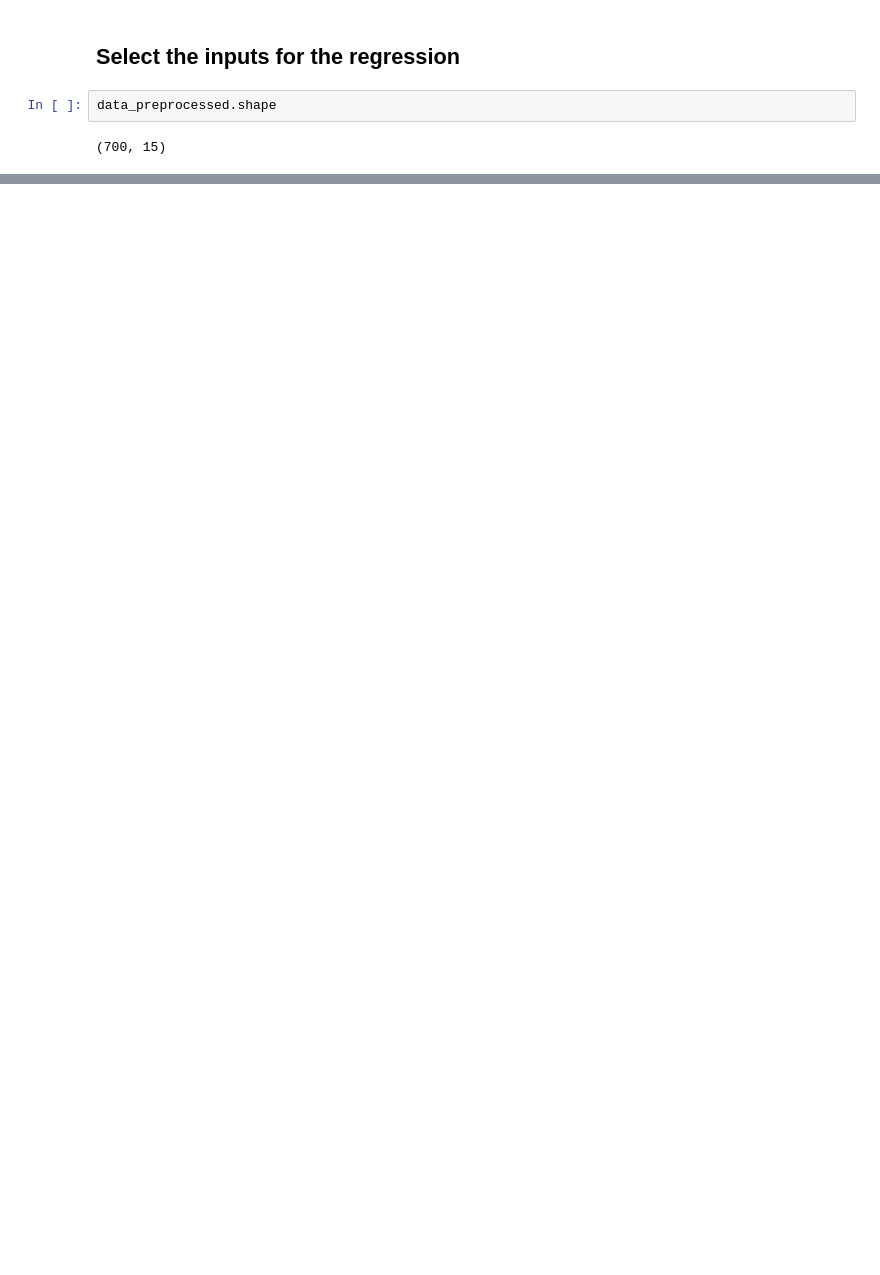
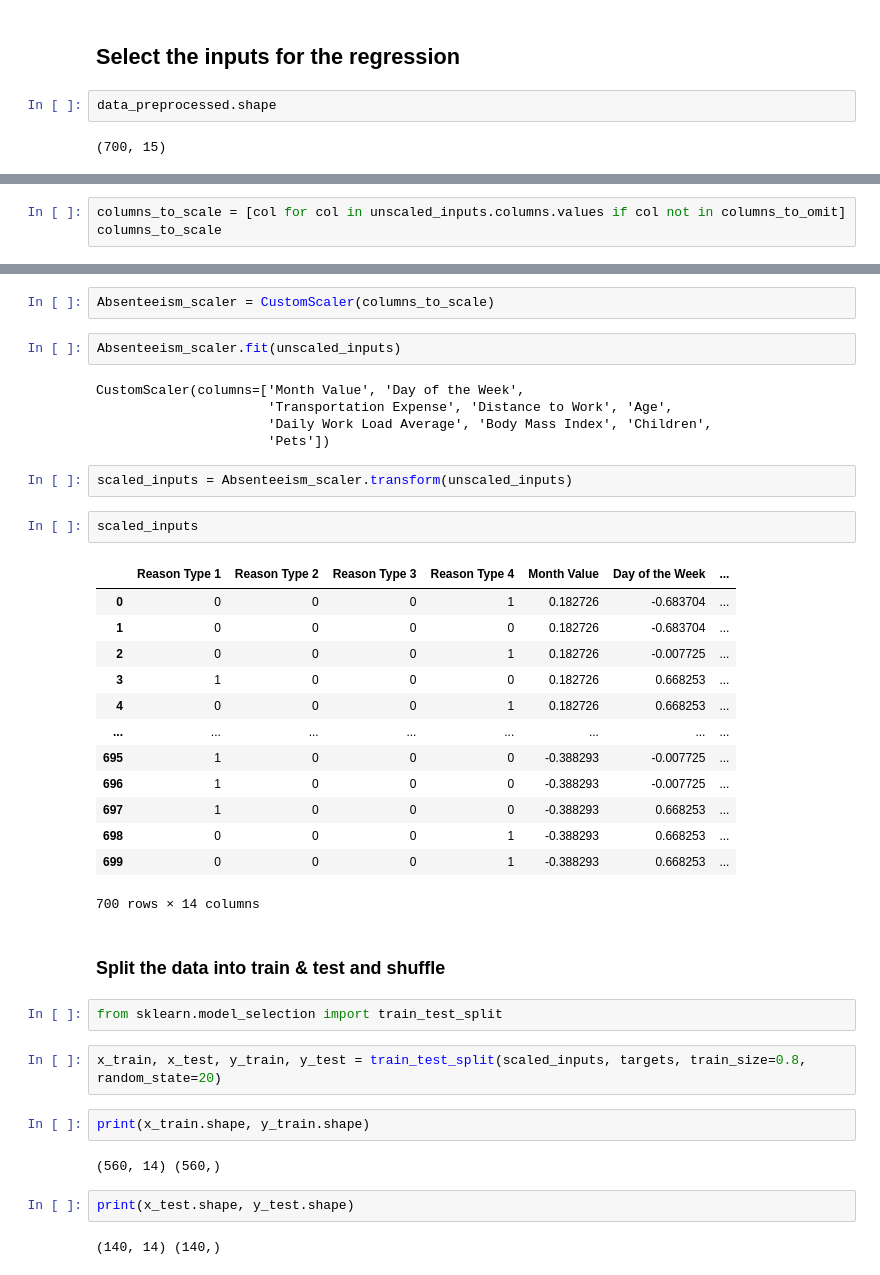
Before and after one commit to joseph-ishola/Employee-Absenteeism, a Jupyter notebook: log_reg.ipynb, the cells around one changed output, grey strips where cells are left out. Cells and saved outputs as stored; diff of their text form; blank space fills up the shorter version.

Commit message:
separate inputs and targets scale inputs using a customscaler

```diff
--- a/log_reg.ipynb
+++ b/log_reg.ipynb
@@ -528,0 +604,3 @@ data_preprocessed.shape
+# %%
+columns_to_scale = [col for col in unscaled_inputs.columns.values if col not in columns_to_omit]
+columns_to_scale
@@ -528,0 +617,41 @@ data_preprocessed.shape
+# %%
+Absenteeism_scaler = CustomScaler(columns_to_scale)
+# %%
+Absenteeism_scaler.fit(unscaled_inputs)
+# %% [output]
+CustomScaler(columns=['Month Value', 'Day of the Week',
+                      'Transportation Expense', 'Distance to Work', 'Age',
+                      'Daily Work Load Average', 'Body Mass Index', 'Children',
+                      'Pets'])
+# %%
+scaled_inputs = Absenteeism_scaler.transform(unscaled_inputs)
+# %%
+scaled_inputs
+# %% [output]
+|  | Reason Type 1 | Reason Type 2 | Reason Type 3 | Reason Type 4 | Month Value | Day of the Week | ... |
+| 0 | 0 | 0 | 0 | 1 | 0.182726 | -0.683704 | ... |
+| 1 | 0 | 0 | 0 | 0 | 0.182726 | -0.683704 | ... |
+| 2 | 0 | 0 | 0 | 1 | 0.182726 | -0.007725 | ... |
+| 3 | 1 | 0 | 0 | 0 | 0.182726 | 0.668253 | ... |
+| 4 | 0 | 0 | 0 | 1 | 0.182726 | 0.668253 | ... |
+| ... | ... | ... | ... | ... | ... | ... | ... |
+| 695 | 1 | 0 | 0 | 0 | -0.388293 | -0.007725 | ... |
+| 696 | 1 | 0 | 0 | 0 | -0.388293 | -0.007725 | ... |
+| 697 | 1 | 0 | 0 | 0 | -0.388293 | 0.668253 | ... |
+| 698 | 0 | 0 | 0 | 1 | -0.388293 | 0.668253 | ... |
+| 699 | 0 | 0 | 0 | 1 | -0.388293 | 0.668253 | ... |
+700 rows × 14 columns
+# %% [markdown]
+### Split the data into train & test and shuffle
+# %%
+from sklearn.model_selection import train_test_split
+# %%
+x_train, x_test, y_train, y_test = train_test_split(scaled_inputs, targets, train_size=0.8, random_state=20)
+# %%
+print(x_train.shape, y_train.shape)
+# %% [output]
+(560, 14) (560,)
+# %%
+print(x_test.shape, y_test.shape)
+# %% [output]
+(140, 14) (140,)
```
Also changed, not shown: parts of 18 cells of this notebook, 1 other file.
